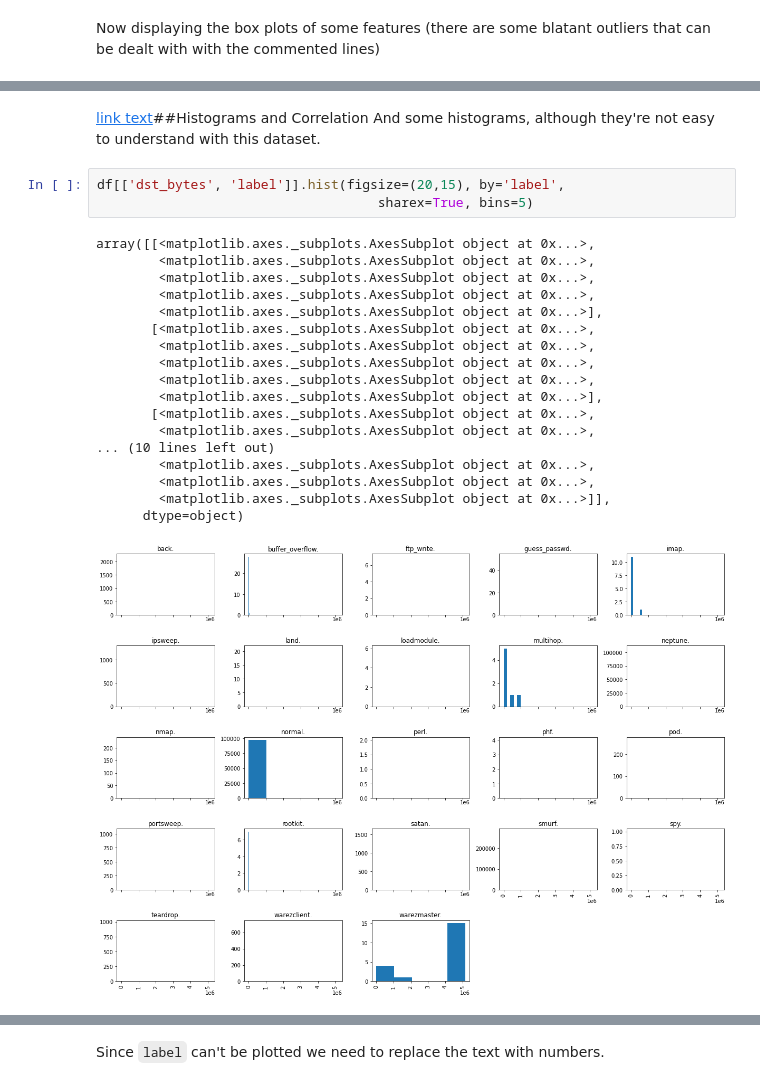
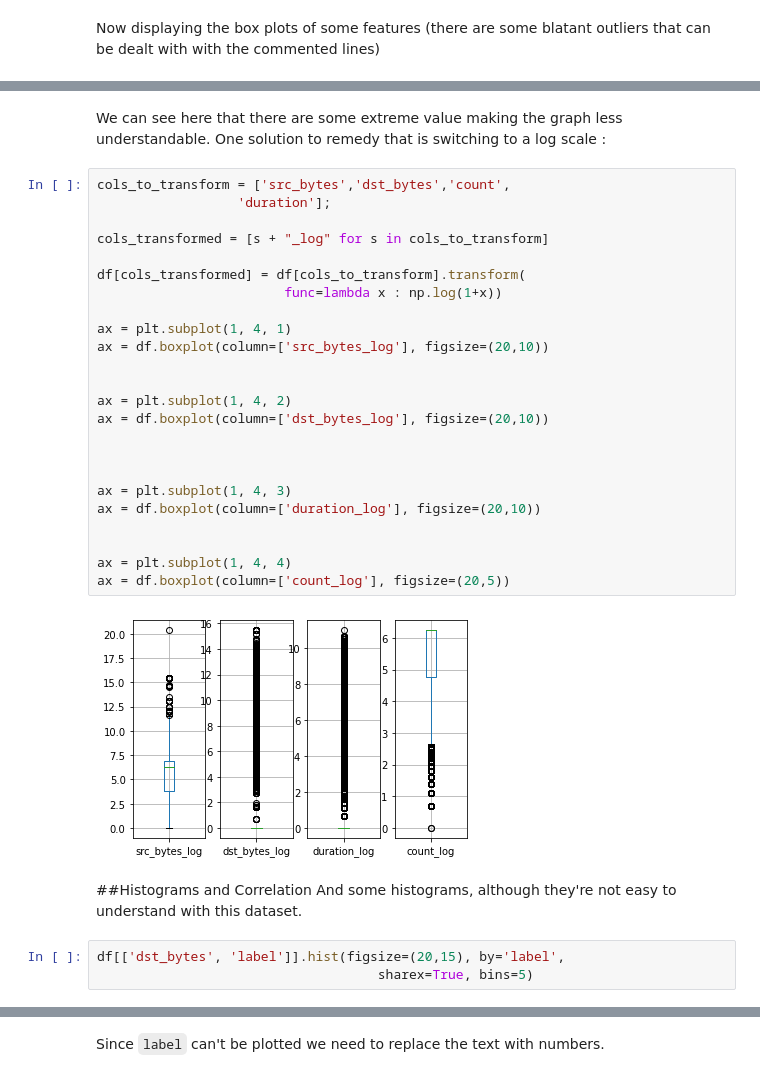
Before and after one commit to mohamed-chamrouk/projet_AIR, a Jupyter notebook: projet_AIR.ipynb, the cells around one changed output, grey strips where cells are left out. Saved outputs shown, nothing was run; the diff lists cells and outputs as text.

```diff
--- a/projet_AIR.ipynb
+++ b/projet_AIR.ipynb
@@ -189,26 +209,35 @@ df.boxplot(column=['src_bytes', 'dst_bytes', 'duration', 'land'], figsize=(10,5)
+# %% [markdown]
+We can see here that there are some extreme value making the graph less understandable. One solution to remedy that is switching to a log scale :
+# %%
+cols_to_transform = ['src_bytes','dst_bytes','count',
+                  'duration'];
+
+cols_transformed = [s + "_log" for s in cols_to_transform]
+
+df[cols_transformed] = df[cols_to_transform].transform(
+                        func=lambda x : np.log(1+x))
+
+ax = plt.subplot(1, 4, 1)
+ax = df.boxplot(column=['src_bytes_log'], figsize=(20,10))
+
+
+ax = plt.subplot(1, 4, 2)
+ax = df.boxplot(column=['dst_bytes_log'], figsize=(20,10))
+
+
+
+ax = plt.subplot(1, 4, 3)
+ax = df.boxplot(column=['duration_log'], figsize=(20,10))
+
+
+ax = plt.subplot(1, 4, 4)
+ax = df.boxplot(column=['count_log'], figsize=(20,5))
+# %% [output]
+[figure, added]
 # %% [markdown]
-[link text](`https://`)##Histograms and Correlation
+##Histograms and Correlation
 And some histograms, although they're not easy to understand with this dataset.
 # %%
 df[['dst_bytes', 'label']].hist(figsize=(20,15), by='label',
                                     sharex=True, bins=5)
-# %% [output]
-array([[<matplotlib.axes._subplots.AxesSubplot object at 0x...>,
-        <matplotlib.axes._subplots.AxesSubplot object at 0x...>,
-        <matplotlib.axes._subplots.AxesSubplot object at 0x...>,
-        <matplotlib.axes._subplots.AxesSubplot object at 0x...>,
-        <matplotlib.axes._subplots.AxesSubplot object at 0x...>],
-       [<matplotlib.axes._subplots.AxesSubplot object at 0x...>,
-        <matplotlib.axes._subplots.AxesSubplot object at 0x...>,
-        <matplotlib.axes._subplots.AxesSubplot object at 0x...>,
-        <matplotlib.axes._subplots.AxesSubplot object at 0x...>,
-        <matplotlib.axes._subplots.AxesSubplot object at 0x...>],
-       [<matplotlib.axes._subplots.AxesSubplot object at 0x...>,
-        <matplotlib.axes._subplots.AxesSubplot object at 0x...>,
-... (10 lines left out)
-        <matplotlib.axes._subplots.AxesSubplot object at 0x...>,
-        <matplotlib.axes._subplots.AxesSubplot object at 0x...>,
-        <matplotlib.axes._subplots.AxesSubplot object at 0x...>]],
-      dtype=object)
-[figure, removed]
 # %%
```
Also changed, not shown: parts of 35 cells of this notebook.
